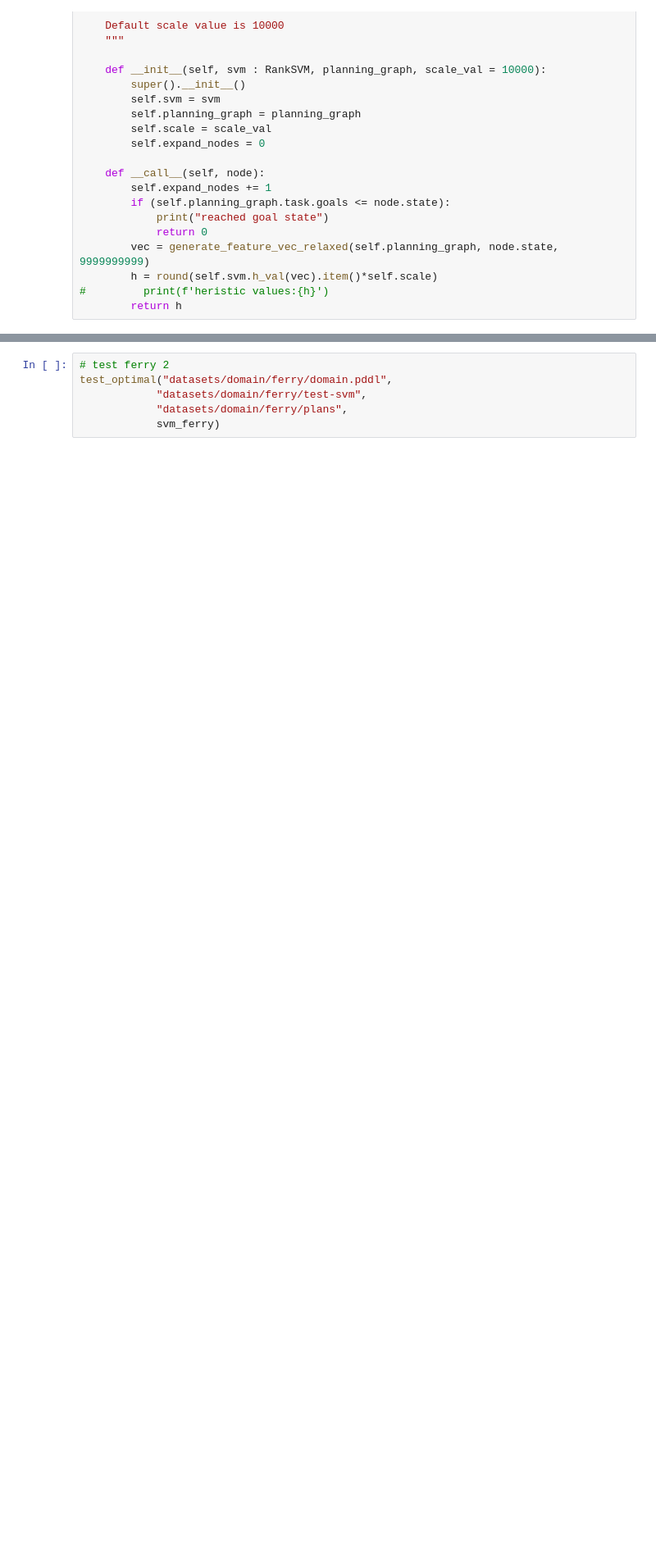
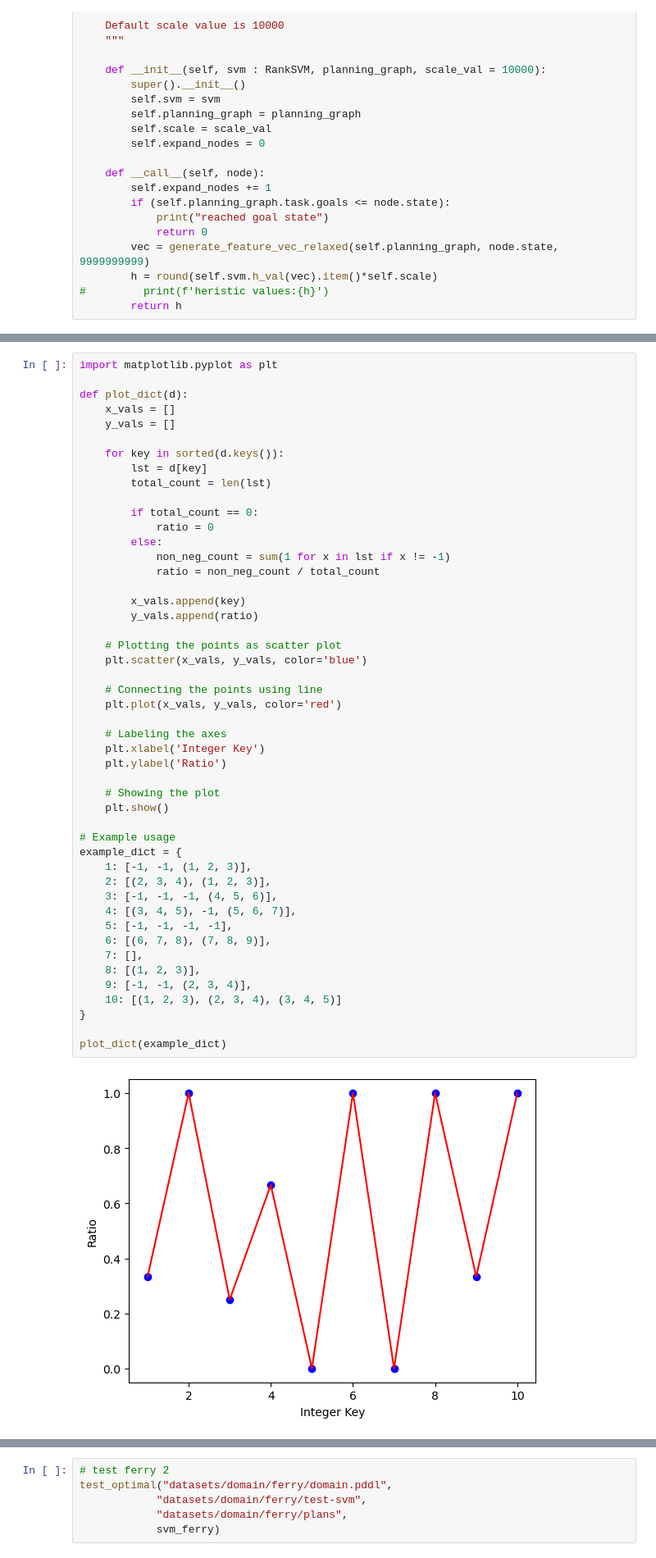
Before and after one commit to HurricaHjz/pyperplan, a Jupyter notebook: Code Training-1.ipynb, the cells around one changed output, grey strips where cells are left out. Shown: that part at 82% size. Cells and saved outputs as stored; diff of their text form; blank space fills up the shorter version.

```diff
--- a/Code Training-1.ipynb
+++ b/Code Training-1.ipynb
@@ -578 +630,51 @@ class RankHeuristic(Heuristic):
+# %%
+import matplotlib.pyplot as plt
+
+def plot_dict(d):
+    x_vals = []
+    y_vals = []
+
+    for key in sorted(d.keys()):
+        lst = d[key]
+        total_count = len(lst)
+
+        if total_count == 0:
+            ratio = 0
+        else:
+            non_neg_count = sum(1 for x in lst if x != -1)
+            ratio = non_neg_count / total_count
+
+        x_vals.append(key)
+        y_vals.append(ratio)
+
+    # Plotting the points as scatter plot
+    plt.scatter(x_vals, y_vals, color='blue')
+
+    # Connecting the points using line
+    plt.plot(x_vals, y_vals, color='red')
+
+    # Labeling the axes
+    plt.xlabel('Integer Key')
+    plt.ylabel('Ratio')
+
+    # Showing the plot
+    plt.show()
+
+# Example usage
+example_dict = {
+    1: [-1, -1, (1, 2, 3)],
+    2: [(2, 3, 4), (1, 2, 3)],
+    3: [-1, -1, -1, (4, 5, 6)],
+    4: [(3, 4, 5), -1, (5, 6, 7)],
+    5: [-1, -1, -1, -1],
+    6: [(6, 7, 8), (7, 8, 9)],
+    7: [],
+    8: [(1, 2, 3)],
+    9: [-1, -1, (2, 3, 4)],
+    10: [(1, 2, 3), (2, 3, 4), (3, 4, 5)]
+}
+
+plot_dict(example_dict)
+# %% [output]
+[figure, added]
 # %%
```
Also changed, not shown: parts of 16 cells of this notebook, 22 other files.
